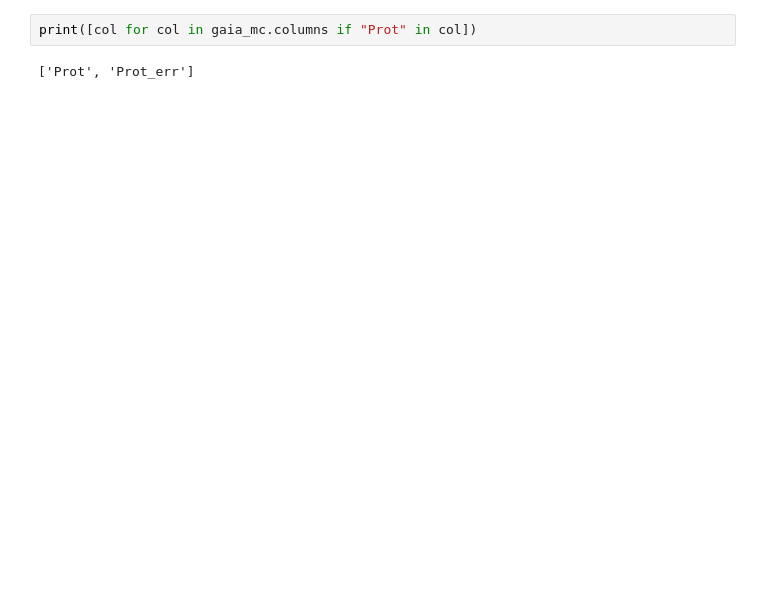
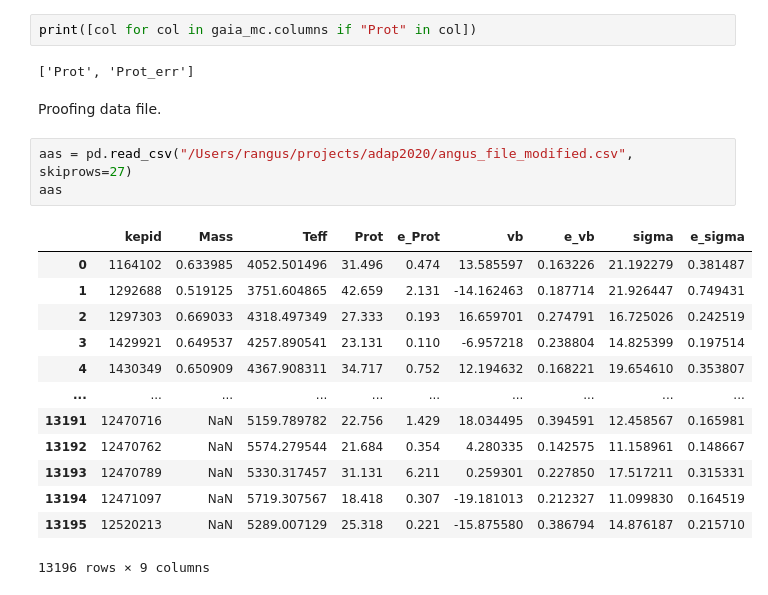
Before and after one commit to RuthAngus/kinematics-and-rotation, a Jupyter notebook: figure_codez/Main_figure_2.ipynb, the cells around one changed output. Cells and saved outputs as stored; diff of their text form; blank space fills up the shorter version.

```diff
--- a/figure_codez/Main_figure_2.ipynb
+++ b/figure_codez/Main_figure_2.ipynb
@@ -303,3 +310,22 @@ plt.plot(xs, xs, "C1")
 print([col for col in gaia_mc.columns if "Prot" in col])
 # %% [output]
 ['Prot', 'Prot_err']
+# %% [markdown]
+Proofing data file.
+# %%
+aas = pd.read_csv("/Users/rangus/projects/adap2020/angus_file_modified.csv", skiprows=27)
+aas
+# %% [output]
+|  | kepid | Mass | Teff | Prot | e_Prot | vb | e_vb | sigma | e_sigma |
+| 0 | 1164102 | 0.633985 | 4052.501496 | 31.496 | 0.474 | 13.585597 | 0.163226 | 21.192279 | 0.381487 |
+| 1 | 1292688 | 0.519125 | 3751.604865 | 42.659 | 2.131 | -14.162463 | 0.187714 | 21.926447 | 0.749431 |
+| 2 | 1297303 | 0.669033 | 4318.497349 | 27.333 | 0.193 | 16.659701 | 0.274791 | 16.725026 | 0.242519 |
+| 3 | 1429921 | 0.649537 | 4257.890541 | 23.131 | 0.110 | -6.957218 | 0.238804 | 14.825399 | 0.197514 |
+| 4 | 1430349 | 0.650909 | 4367.908311 | 34.717 | 0.752 | 12.194632 | 0.168221 | 19.654610 | 0.353807 |
+| ... | ... | ... | ... | ... | ... | ... | ... | ... | ... |
+| 13191 | 12470716 | NaN | 5159.789782 | 22.756 | 1.429 | 18.034495 | 0.394591 | 12.458567 | 0.165981 |
+| 13192 | 12470762 | NaN | 5574.279544 | 21.684 | 0.354 | 4.280335 | 0.142575 | 11.158961 | 0.148667 |
+| 13193 | 12470789 | NaN | 5330.317457 | 31.131 | 6.211 | 0.259301 | 0.227850 | 17.517211 | 0.315331 |
+| 13194 | 12471097 | NaN | 5719.307567 | 18.418 | 0.307 | -19.181013 | 0.212327 | 11.099830 | 0.164519 |
+| 13195 | 12520213 | NaN | 5289.007129 | 25.318 | 0.221 | -15.875580 | 0.386794 | 14.876187 | 0.215710 |
+13196 rows × 9 columns
```
Also changed, not shown: parts of 6 cells of this notebook, 3 other files.
